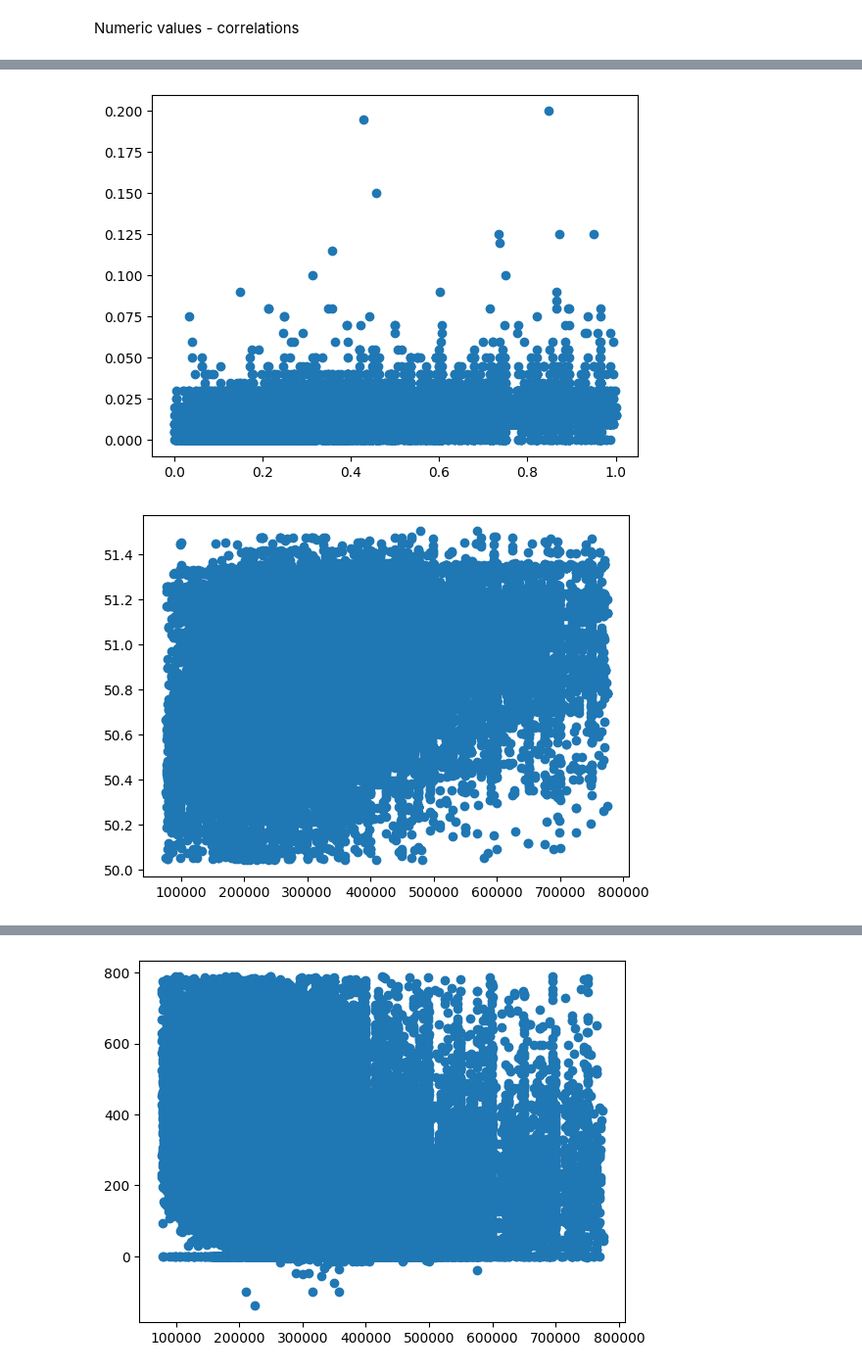
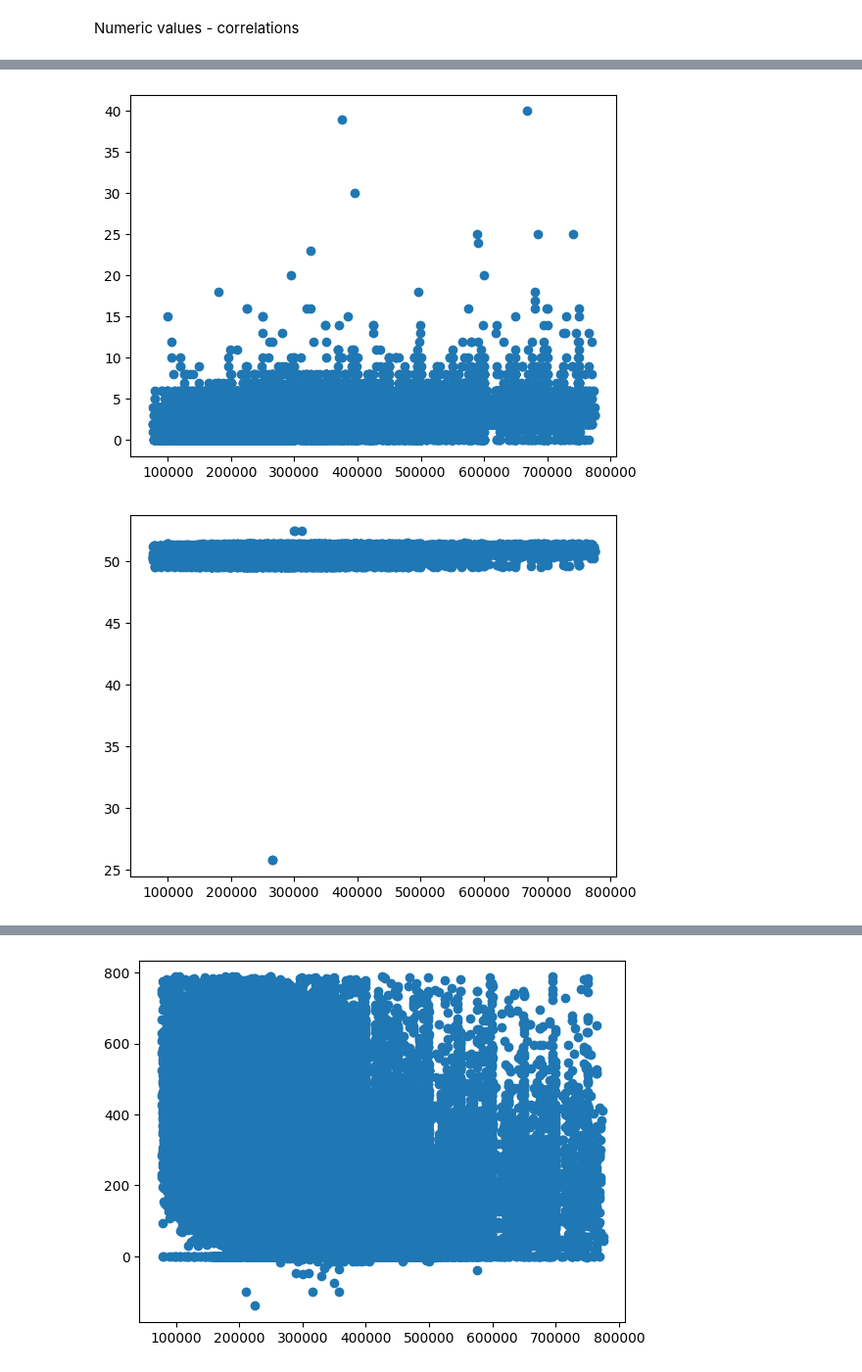
Before and after one commit to Lu-cc/immo-eliza-ml, a Jupyter notebook: exploring_data.ipynb, the cells around one changed output, grey strips where cells are left out. Shown: that part at 98% size. Cells and saved outputs as stored; diff of their text form; code cells hidden in the pictures.

```diff
--- a/exploring_data.ipynb
+++ b/exploring_data.ipynb
@@ -111,26 +111,26 @@ data.loc[data["price"] > max, "price"] = np.nan
 
 #Longitude
 
-Q1 = data["longitude"].quantile(0.25)
-Q3 = data["longitude"].quantile(0.75)
-IQR = Q3 - Q1
+# Q1 = data["longitude"].quantile(0.25)
+# Q3 = data["longitude"].quantile(0.75)
+# IQR = Q3 - Q1
 
-max = Q3 + (1.5 * IQR)
-min = Q1 - (1.5 * IQR)
+# max = Q3 + (1.5 * IQR)
+# min = Q1 - (1.5 * IQR)
 
-data.loc[data["longitude"] < min, "longitude"] = np.nan
-data.loc[data["longitude"] > max, "longitude"] = np.nan
+# data.loc[data["longitude"] < min, "longitude"] = np.nan
+# data.loc[data["longitude"] > max, "longitude"] = np.nan
 
 #Latitude
-Q1 = data["latitude"].quantile(0.25)
-Q3 = data["latitude"].quantile(0.75)
-IQR = Q3 - Q1
+# Q1 = data["latitude"].quantile(0.25)
+# Q3 = data["latitude"].quantile(0.75)
+# IQR = Q3 - Q1
 
-max = Q3 + (1.5 * IQR)
-min = Q1 - (1.5 * IQR)
+# max = Q3 + (1.5 * IQR)
+# min = Q1 - (1.5 * IQR)
 
-data.loc[data["latitude"] < min, "latitude"] = np.nan
-data.loc[data["latitude"] > max, "latitude"] = np.nan
+# data.loc[data["latitude"] < min, "latitude"] = np.nan
+# data.loc[data["latitude"] > max, "latitude"] = np.nan
 
 #primary_energy_consumption_sqm
 
@@ -174,13 +179,13 @@ heatmap = sns.heatmap((num_scaled).corr()[['price']].sort_values(by='price', asc
 # %%
-plt.scatter(num_scaled["price"], num_scaled["nbr_bedrooms"])
+plt.scatter(data["price"], data["nbr_bedrooms"])
 plt.show()
 # %% [output]
-[figure, old version]
+[figure, new version]
 # %%
 plt.scatter(data["price"], data["latitude"])
 plt.show()
 # %% [output]
-[figure, old version]
+[figure, new version]
 # %%
 plt.scatter(data["price"], data["longitude"])
 plt.show()
```
Also changed, not shown: parts of 5 cells of this notebook, 7 other files.
